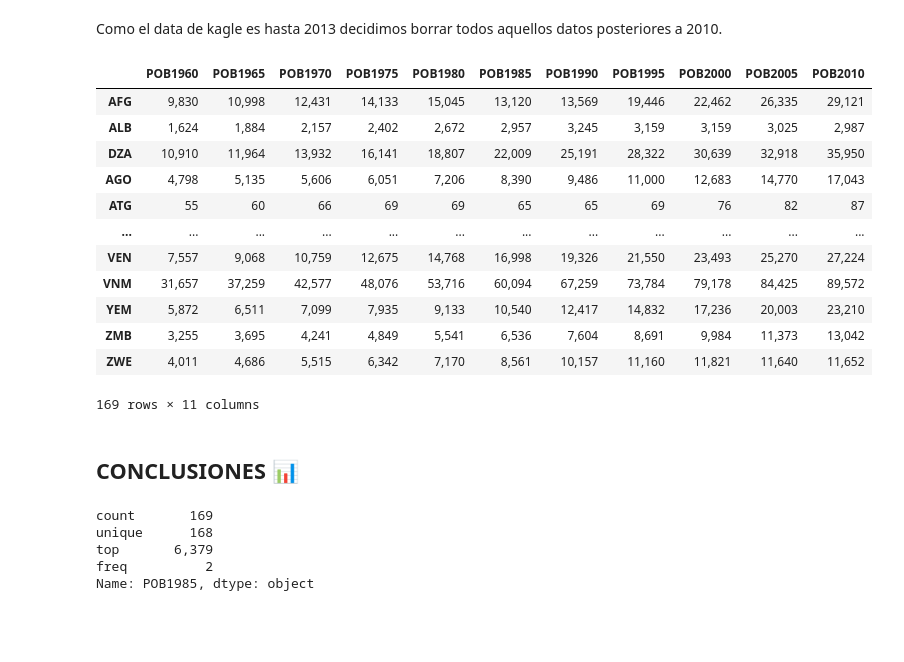
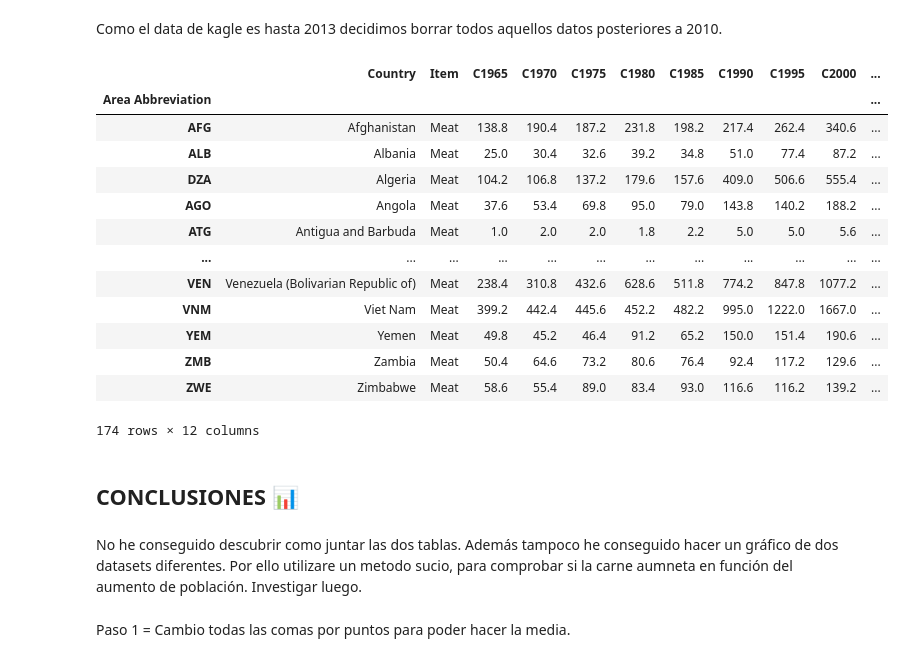
Before and after one commit to Vicrgallardon/Data-Pipeline, a Jupyter notebook: Principal .ipynb, the cells around one changed output. Saved outputs shown, nothing was run; the diff lists cells and outputs as text; code cells hidden in the pictures; blank space fills up the shorter version.

Commit message:
Nuevos cambios

```diff
--- a/Principal .ipynb
+++ b/Principal .ipynb
@@ -60,17 +60,16 @@ Vamos a seleccionar un periodo de 5 años para que posteriormente nos coincida c
 # %% [markdown]
 Como todos los años son int o podremos operar con ellos.
 # %%
-data["C1960"] = (data.Y1961 +  data.Y1962 +  data.Y1963 +  data.Y1964 +  data.Y1965)/5
-data["C1965"] = (data.Y1966 +  data.Y1967 +  data.Y1968 +  data.Y1969 +  data.Y1970)/5
-data["C1970"] = (data.Y1971 +  data.Y1972 +  data.Y1973 +  data.Y1974 +  data.Y1975)/5
-data["C1975"] = (data.Y1976 +  data.Y1977 +  data.Y1978 +  data.Y1979 +  data.Y1980)/5
-data["C1980"] = (data.Y1981 +  data.Y1972 +  data.Y1973 +  data.Y1974 +  data.Y1975)/5
-data["C1985"] = (data.Y1986 +  data.Y1987 +  data.Y1988 +  data.Y1989 +  data.Y1990)/5
-data["C1990"] = (data.Y1991 +  data.Y1992 +  data.Y1993 +  data.Y1994 +  data.Y1995)/5
+data["C1965"] = (data.Y1961 +  data.Y1962 +  data.Y1963 +  data.Y1964 +  data.Y1965)/5
+data["C1970"] = (data.Y1966 +  data.Y1967 +  data.Y1968 +  data.Y1969 +  data.Y1970)/5
+data["C1975"] = (data.Y1971 +  data.Y1972 +  data.Y1973 +  data.Y1974 +  data.Y1975)/5
+data["C1980"] = (data.Y1976 +  data.Y1977 +  data.Y1978 +  data.Y1979 +  data.Y1980)/5
+data["C1985"] = (data.Y1981 +  data.Y1972 +  data.Y1973 +  data.Y1974 +  data.Y1975)/5
+data["C1990"] = (data.Y1986 +  data.Y1987 +  data.Y1988 +  data.Y1989 +  data.Y1990)/5
+data["C1995"] = (data.Y1991 +  data.Y1992 +  data.Y1993 +  data.Y1994 +  data.Y1995)/5
 data["C2000"] = (data.Y1996 +  data.Y1997 +  data.Y1998 +  data.Y1999 +  data.Y2000)/5
 data["C2005"] = (data.Y2001 +  data.Y2002 +  data.Y2003 +  data.Y2004 +  data.Y2005)/5
 data["C2010"] = (data.Y2006 +  data.Y2007 +  data.Y2008 +  data.Y2009 +  data.Y2010)/5
-data["C2015"] = (data.Y2011 +  data.Y2012 +  data.Y2013)/3
 # %%
 data.drop(data.columns[3:57], axis=1, inplace=True)
 # %% [markdown]
@@ -527,23 +523,24 @@ data_POB = pd.concat([data_POB68, data_POB85], axis=1)
 # %% [markdown]
 Como el data de kagle es hasta 2013 decidimos borrar todos aquellos datos posteriores a 2010.
 # %%
-data.drop(['C2015'], axis=1, inplace=True)
-data_POB.drop(['POB2015'], axis=1, inplace=True)
+#data.drop(['C2015'], axis=1, inplace=True)
+#data_POB.drop(['POB2015'], axis=1, inplace=True)
 # %%
-data_POB
+data
 # %% [output]
-|  | POB1960 | POB1965 | POB1970 | POB1975 | POB1980 | POB1985 | POB1990 | POB1995 | POB2000 | POB2005 | POB2010 |
-| AFG | 9,830 | 10,998 | 12,431 | 14,133 | 15,045 | 13,120 | 13,569 | 19,446 | 22,462 | 26,335 | 29,121 |
-| ALB | 1,624 | 1,884 | 2,157 | 2,402 | 2,672 | 2,957 | 3,245 | 3,159 | 3,159 | 3,025 | 2,987 |
-| DZA | 10,910 | 11,964 | 13,932 | 16,141 | 18,807 | 22,009 | 25,191 | 28,322 | 30,639 | 32,918 | 35,950 |
-| AGO | 4,798 | 5,135 | 5,606 | 6,051 | 7,206 | 8,390 | 9,486 | 11,000 | 12,683 | 14,770 | 17,043 |
-| ATG | 55 | 60 | 66 | 69 | 69 | 65 | 65 | 69 | 76 | 82 | 87 |
+|  | Country | Item | C1965 | C1970 | C1975 | C1980 | C1985 | C1990 | C1995 | C2000 | ... |
+| Area Abbreviation |  |  |  |  |  |  |  |  |  |  | ... |
+| AFG | Afghanistan | Meat | 138.8 | 190.4 | 187.2 | 231.8 | 198.2 | 217.4 | 262.4 | 340.6 | ... |
+| ALB | Albania | Meat | 25.0 | 30.4 | 32.6 | 39.2 | 34.8 | 51.0 | 77.4 | 87.2 | ... |
+| DZA | Algeria | Meat | 104.2 | 106.8 | 137.2 | 179.6 | 157.6 | 409.0 | 506.6 | 555.4 | ... |
+| AGO | Angola | Meat | 37.6 | 53.4 | 69.8 | 95.0 | 79.0 | 143.8 | 140.2 | 188.2 | ... |
+| ATG | Antigua and Barbuda | Meat | 1.0 | 2.0 | 2.0 | 1.8 | 2.2 | 5.0 | 5.0 | 5.6 | ... |
 | ... | ... | ... | ... | ... | ... | ... | ... | ... | ... | ... | ... |
-| VEN | 7,557 | 9,068 | 10,759 | 12,675 | 14,768 | 16,998 | 19,326 | 21,550 | 23,493 | 25,270 | 27,224 |
-| VNM | 31,657 | 37,259 | 42,577 | 48,076 | 53,716 | 60,094 | 67,259 | 73,784 | 79,178 | 84,425 | 89,572 |
-| YEM | 5,872 | 6,511 | 7,099 | 7,935 | 9,133 | 10,540 | 12,417 | 14,832 | 17,236 | 20,003 | 23,210 |
-| ZMB | 3,255 | 3,695 | 4,241 | 4,849 | 5,541 | 6,536 | 7,604 | 8,691 | 9,984 | 11,373 | 13,042 |
-| ZWE | 4,011 | 4,686 | 5,515 | 6,342 | 7,170 | 8,561 | 10,157 | 11,160 | 11,821 | 11,640 | 11,652 |
+| VEN | Venezuela (Bolivarian Republic of) | Meat | 238.4 | 310.8 | 432.6 | 628.6 | 511.8 | 774.2 | 847.8 | 1077.2 | ... |
+| VNM | Viet Nam | Meat | 399.2 | 442.4 | 445.6 | 452.2 | 482.2 | 995.0 | 1222.0 | 1667.0 | ... |
+| YEM | Yemen | Meat | 49.8 | 45.2 | 46.4 | 91.2 | 65.2 | 150.0 | 151.4 | 190.6 | ... |
+| ZMB | Zambia | Meat | 50.4 | 64.6 | 73.2 | 80.6 | 76.4 | 92.4 | 117.2 | 129.6 | ... |
+| ZWE | Zimbabwe | Meat | 58.6 | 55.4 | 89.0 | 83.4 | 93.0 | 116.6 | 116.2 | 139.2 | ... |
-169 rows × 11 columns
+174 rows × 12 columns
 # %% [markdown]
 ## CONCLUSIONES 📊
@@ -552,8 +547,7 @@ data_POB
-# %%
-data_POB.POB1985.describe()
-# %% [output]
-count       169
-unique      168
-top       6,379
-freq          2
-Name: POB1985, dtype: object
+# %% [markdown]
+No he conseguido descubrir como juntar las dos tablas.
+Además tampoco he conseguido hacer un gráfico de dos datasets diferentes.
+Por ello utilizare un metodo sucio, para comprobar si la carne aumneta en función del aumento de población.
+Investigar luego.
+# %% [markdown]
+Paso 1 = Cambio todas las comas por puntos para poder hacer la media.
```
Also changed, not shown: parts of 23 cells of this notebook.
